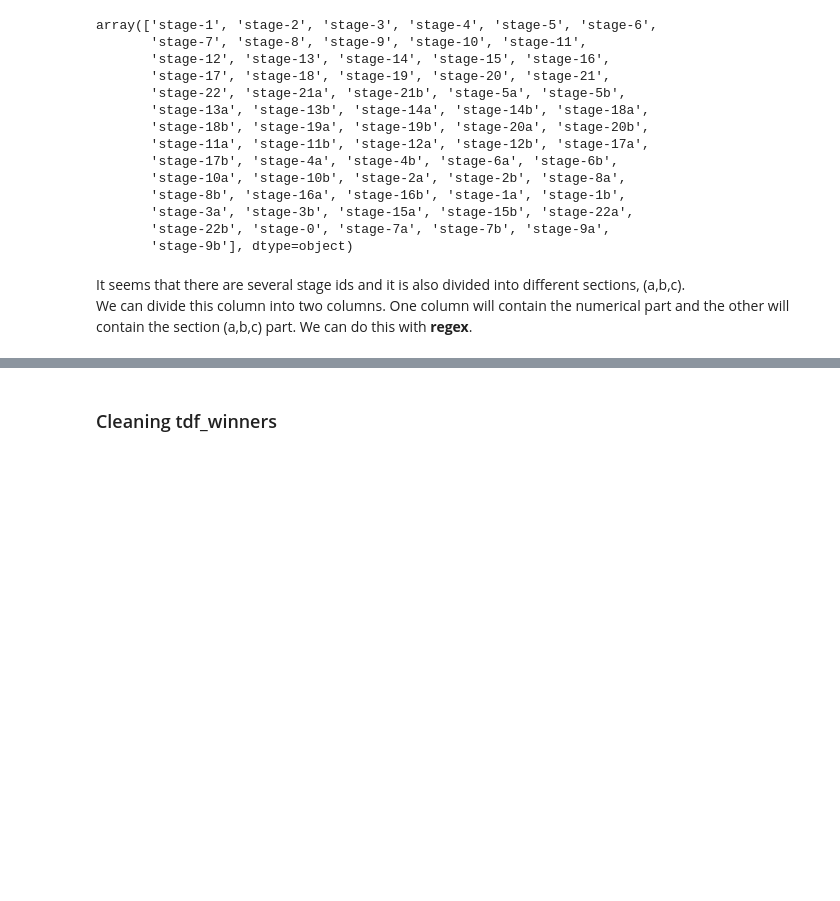
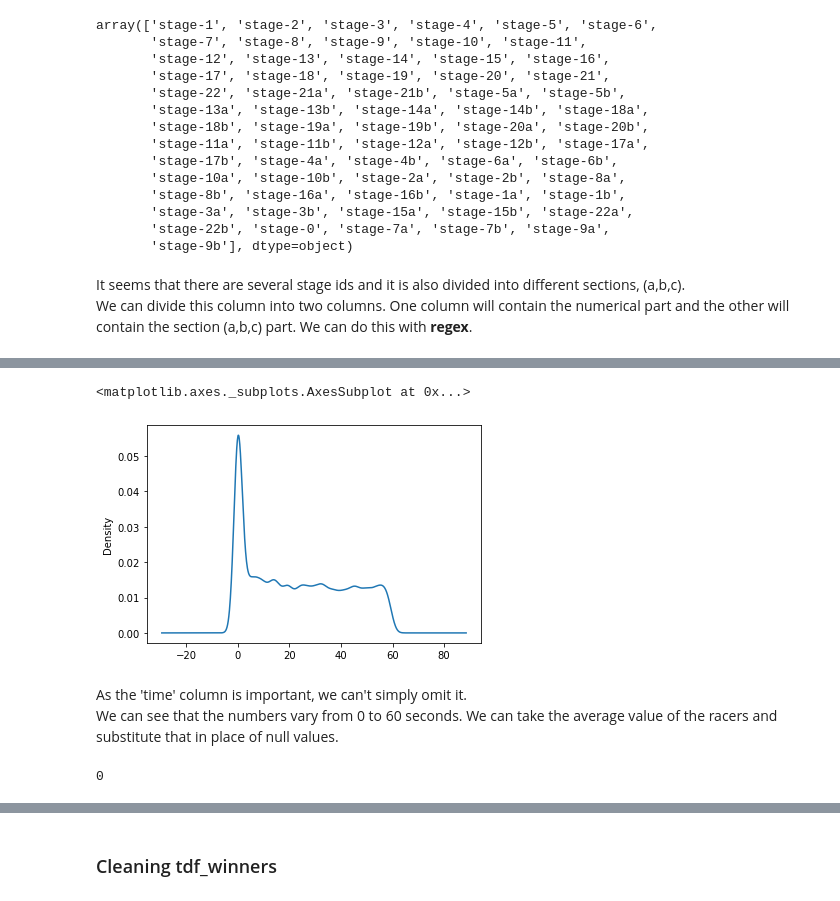
Before and after one commit to Astrojigs/R-project, a Jupyter notebook: Tour de france R project.ipynb, the cells around one changed output, grey strips where cells are left out. Saved outputs shown, nothing was run; the diff lists cells and outputs as text; code cells hidden in the pictures; blank space fills up the shorter version.

Commit message:
Updated the file (changes: removed null values) (explanation given)
Added the code which assumes the `stage_data['age']` column to be normally distributed.

```diff
--- a/Tour de france R project.ipynb
+++ b/Tour de france R project.ipynb
@@ -188,3 +173,2 @@ Name: stage_results_id, Length: 255752, dtype: object
-# %%
-# Creating separate column for sectional values:
-stage_data['stage_results_id_section'] = stage_data['stage_results_id'].str.extract(r'(^.*\w$)')
+# %%
+stage_data['stage_results_id_section'] = stage_data['stage_results_id'].str.extract("(a|b|c)$")
@@ -190,0 +181,3 @@ stage_data['stage_results_id_section'] = stage_data['stage_results_id'].str.extr
+# %%
+stage_data['stage_results_id_section'] = stage_data['stage_results_id_section'].replace(to_replace=np.nan,
+                                                                                        value='main')
@@ -190,0 +190,2 @@ stage_data['stage_results_id_section'] = stage_data['stage_results_id'].str.extr
+# %%
+stage_data = stage_data.drop('stage_results_id',axis=1)
@@ -190,0 +210,8 @@ stage_data['stage_results_id_section'] = stage_data['stage_results_id'].str.extr
+# %%
+# plotting density plot for 'time'
+stage_data['time'].plot.kde()
+# %% [output]
+<matplotlib.axes._subplots.AxesSubplot at 0x...>
+[figure, added]
+# %% [markdown]
+As the 'time' column is important, we can't simply omit it. <br> We can see that the numbers vary from 0 to 60 seconds. We can take the average value of the racers and substitute that in place of null values.
@@ -190,0 +224,4 @@ stage_data['stage_results_id_section'] = stage_data['stage_results_id'].str.extr
+# %%
+np.isnan(stage_data['time']).sum()
+# %% [output]
+0
```
Also changed, not shown: parts of 17 cells of this notebook.
